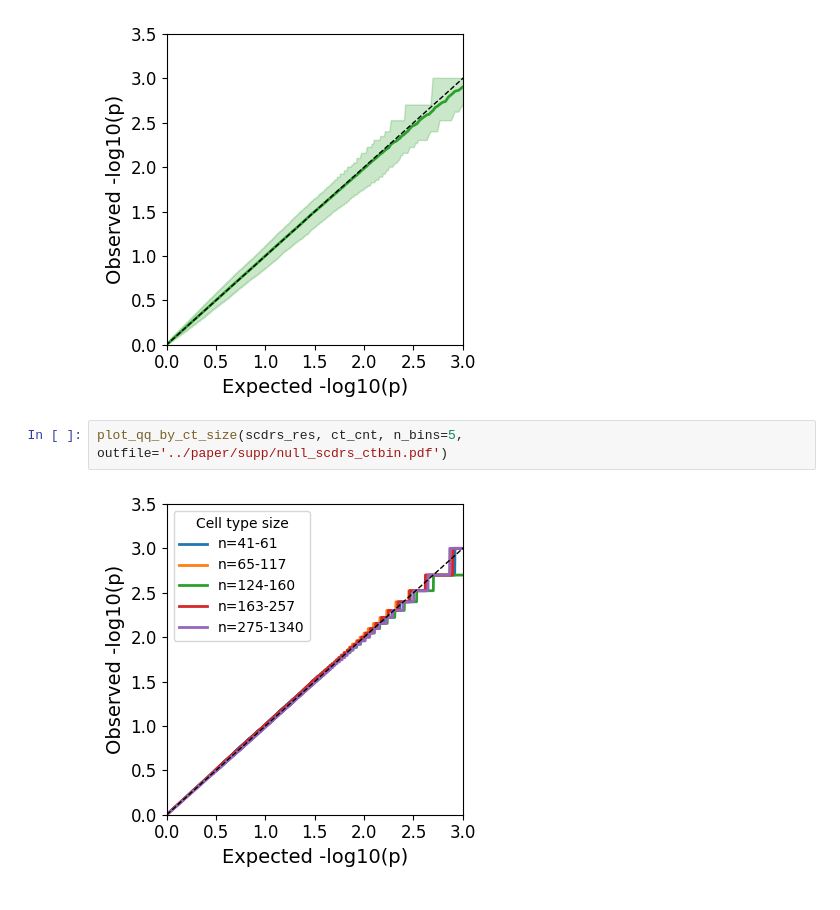
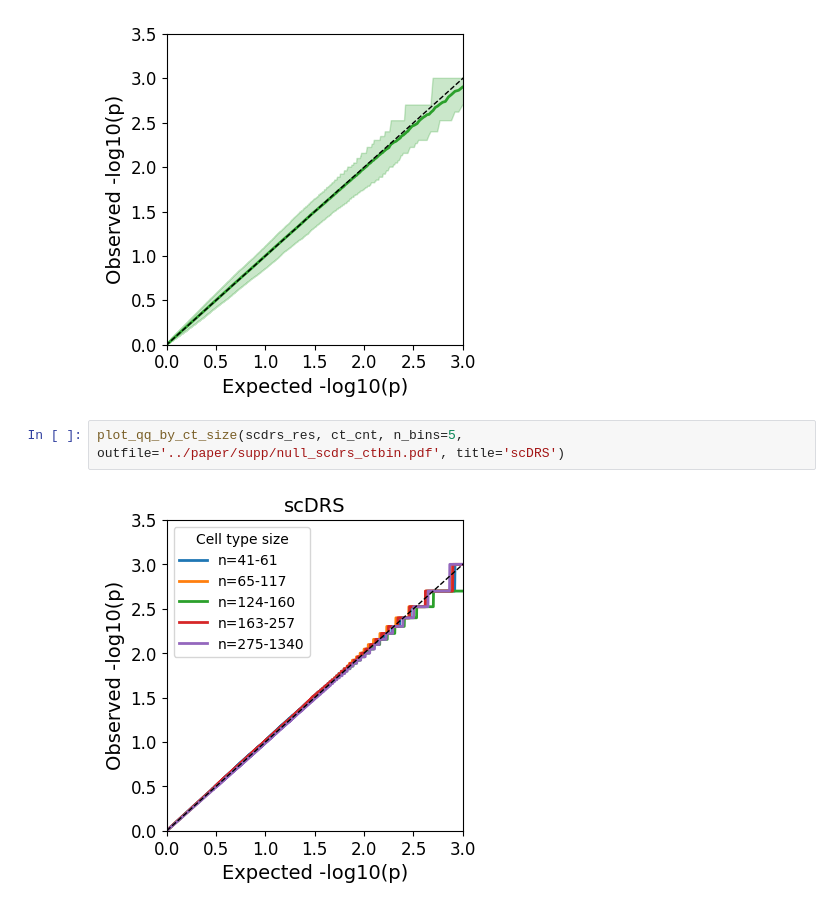
Before and after one commit to krishnanlab/icepop_analysis, a Jupyter notebook: notebook/null_sim_ct.ipynb, the cells around one changed output. Drawn from its saved outputs; the diff is of its cells as text.

```diff
--- a/notebook/null_sim_ct.ipynb
+++ b/notebook/null_sim_ct.ipynb
@@ -255,6 +255,6 @@ plot(scdrs_res, color='#2ca02c', outfile='../paper/supp/null_scdrs_ct.pdf')
 # %% [output]
 [figure]
 # %%
-plot_qq_by_ct_size(scdrs_res, ct_cnt, n_bins=5, outfile='../paper/supp/null_scdrs_ctbin.pdf')
+plot_qq_by_ct_size(scdrs_res, ct_cnt, n_bins=5, outfile='../paper/supp/null_scdrs_ctbin.pdf', title='scDRS')
 # %% [output]
-[figure, old version]
+[figure, new version]
```
Also changed, not shown: parts of 1 cell of this notebook, 13 other files.
